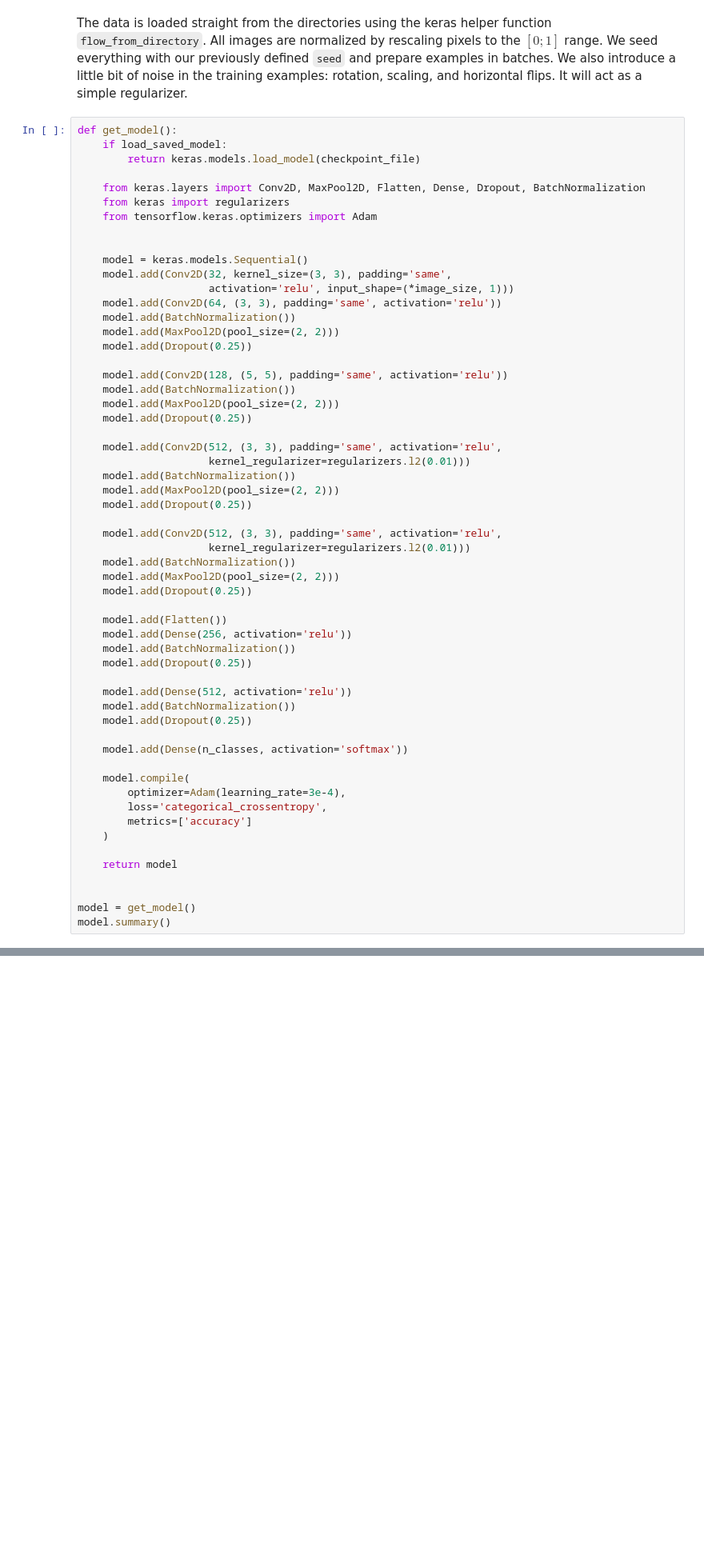
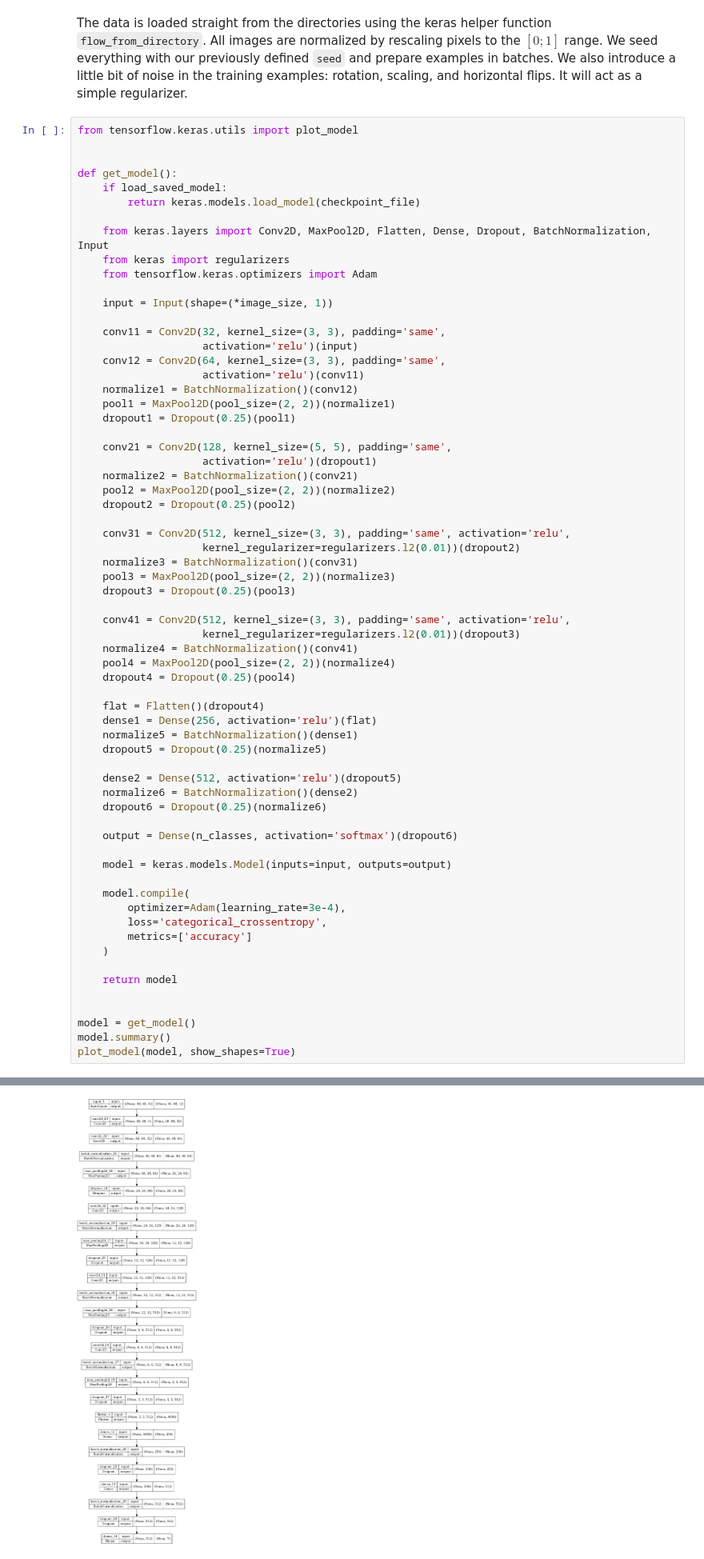
Before and after one commit to shilangyu/AIF-emotion-detection, a Jupyter notebook: image/image_emotion_detection.ipynb, the cells around one changed output, grey strips where cells are left out. Shown at 80% size. Saved outputs shown, nothing was run; the diff lists cells and outputs as text; blank space fills up the shorter version.

Commit message:
Using functional keras API

```diff
--- a/image/image_emotion_detection.ipynb
+++ b/image/image_emotion_detection.ipynb
@@ -114,50 +114,57 @@ Found 7178 images belonging to 7 classes.
 # %% [markdown]
 The data is loaded straight from the directories using the keras helper function `flow_from_directory`. All images are normalized by rescaling pixels to the $[0; 1]$ range. We seed everything with our previously defined `seed` and prepare examples in batches. We also introduce a little bit of noise in the training examples: rotation, scaling, and horizontal flips. It will act as a simple regularizer.
 # %%
+from tensorflow.keras.utils import plot_model
+
+
 def get_model():
     if load_saved_model:
         return keras.models.load_model(checkpoint_file)
 
-    from keras.layers import Conv2D, MaxPool2D, Flatten, Dense, Dropout, BatchNormalization
+    from keras.layers import Conv2D, MaxPool2D, Flatten, Dense, Dropout, BatchNormalization, Input
     from keras import regularizers
     from tensorflow.keras.optimizers import Adam
 
+    input = Input(shape=(*image_size, 1))
 
-    model = keras.models.Sequential()
-    model.add(Conv2D(32, kernel_size=(3, 3), padding='same',
-                     activation='relu', input_shape=(*image_size, 1)))
-    model.add(Conv2D(64, (3, 3), padding='same', activation='relu'))
-    model.add(BatchNormalization())
-    model.add(MaxPool2D(pool_size=(2, 2)))
-    model.add(Dropout(0.25))
+    conv11 = Conv2D(32, kernel_size=(3, 3), padding='same',
+                    activation='relu')(input)
+    conv12 = Conv2D(64, kernel_size=(3, 3), padding='same',
+                    activation='relu')(conv11)
+    normalize1 = BatchNormalization()(conv12)
+    pool1 = MaxPool2D(pool_size=(2, 2))(normalize1)
+    dropout1 = Dropout(0.25)(pool1)
 
-    model.add(Conv2D(128, (5, 5), padding='same', activation='relu'))
-    model.add(BatchNormalization())
-    model.add(MaxPool2D(pool_size=(2, 2)))
-    model.add(Dropout(0.25))
+    conv21 = Conv2D(128, kernel_size=(5, 5), padding='same',
+                    activation='relu')(dropout1)
+    normalize2 = BatchNormalization()(conv21)
+    pool2 = MaxPool2D(pool_size=(2, 2))(normalize2)
+    dropout2 = Dropout(0.25)(pool2)
 
-    model.add(Conv2D(512, (3, 3), padding='same', activation='relu',
-                     kernel_regularizer=regularizers.l2(0.01)))
-    model.add(BatchNormalization())
-    model.add(MaxPool2D(pool_size=(2, 2)))
-    model.add(Dropout(0.25))
+    conv31 = Conv2D(512, kernel_size=(3, 3), padding='same', activation='relu',
+                    kernel_regularizer=regularizers.l2(0.01))(dropout2)
+    normalize3 = BatchNormalization()(conv31)
+    pool3 = MaxPool2D(pool_size=(2, 2))(normalize3)
+    dropout3 = Dropout(0.25)(pool3)
 
-    model.add(Conv2D(512, (3, 3), padding='same', activation='relu',
-                     kernel_regularizer=regularizers.l2(0.01)))
-    model.add(BatchNormalization())
-    model.add(MaxPool2D(pool_size=(2, 2)))
-    model.add(Dropout(0.25))
+    conv41 = Conv2D(512, kernel_size=(3, 3), padding='same', activation='relu',
+                    kernel_regularizer=regularizers.l2(0.01))(dropout3)
+    normalize4 = BatchNormalization()(conv41)
+    pool4 = MaxPool2D(pool_size=(2, 2))(normalize4)
+    dropout4 = Dropout(0.25)(pool4)
 
-    model.add(Flatten())
-    model.add(Dense(256, activation='relu'))
-    model.add(BatchNormalization())
-    model.add(Dropout(0.25))
+    flat = Flatten()(dropout4)
+    dense1 = Dense(256, activation='relu')(flat)
+    normalize5 = BatchNormalization()(dense1)
+    dropout5 = Dropout(0.25)(normalize5)
 
-    model.add(Dense(512, activation='relu'))
-    model.add(BatchNormalization())
-    model.add(Dropout(0.25))
+    dense2 = Dense(512, activation='relu')(dropout5)
+    normalize6 = BatchNormalization()(dense2)
+    dropout6 = Dropout(0.25)(normalize6)
 
-    model.add(Dense(n_classes, activation='softmax'))
+    output = Dense(n_classes, activation='softmax')(dropout6)
+
+    model = keras.models.Model(inputs=input, outputs=output)
 
     model.compile(
         optimizer=Adam(learning_rate=3e-4),
@@ -170,4 +177,5 @@ def get_model():
 
 model = get_model()
 model.summary()
+plot_model(model, show_shapes=True)
 # %% [output]
@@ -187,7 +195,8 @@ _________________________________________________________________
 Total params: 4,496,903
 Trainable params: 4,492,935
 Non-trainable params: 3,968
 _________________________________________________________________
+[figure, added]
 # %% [markdown]
 Now that the model is built, some callbacks will be added to monitor the training process. In this case only three will be added. One will save the best performing model and the other will reduce the learning rate if the training progress has stagnated (both with respect to the validation loss). Finally a simple logger will be added to be able to retroactively track the training process.
 # %%
```
Also changed, not shown: parts of 1 cell of this notebook, 2 other files.
